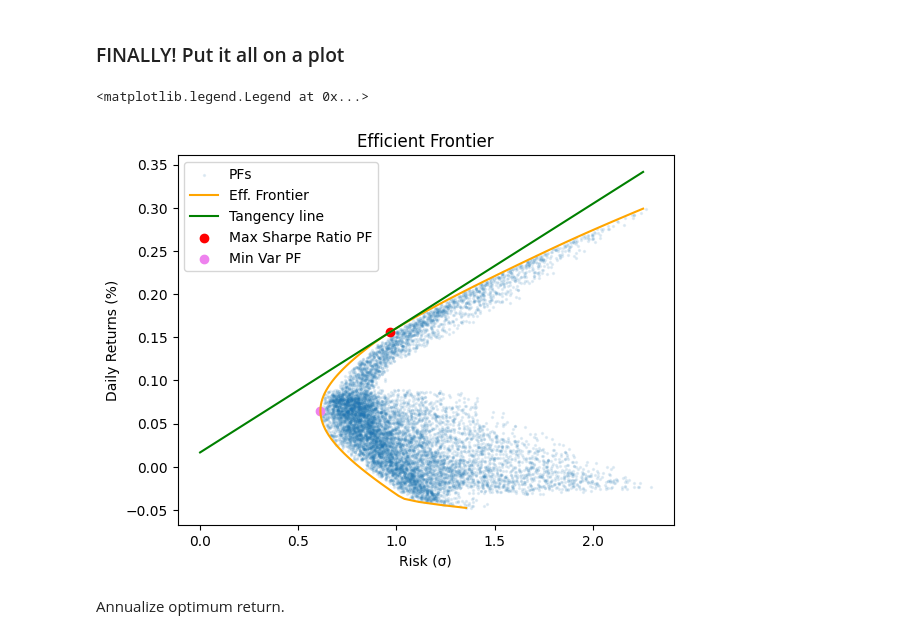
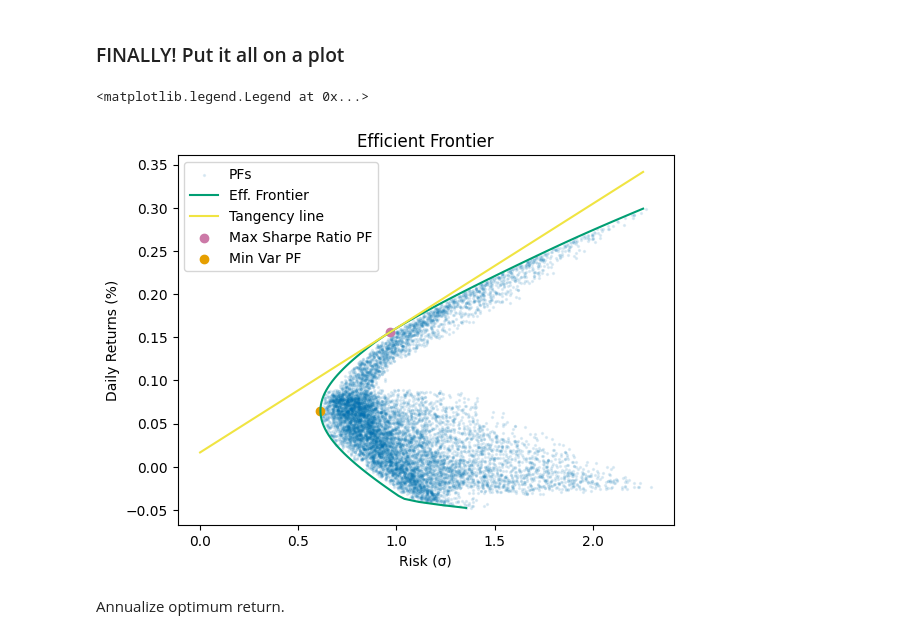
Before and after one commit to akey7/fuzzy-system-research, a Jupyter notebook: efficient_frontier_v2.ipynb, the cells around one changed output. Cells and saved outputs as stored; diff of their text form; code cells hidden in the pictures.

```diff
--- a/efficient_frontier_v2.ipynb
+++ b/efficient_frontier_v2.ipynb
@@ -283,18 +283,18 @@ tangency_ys = risk_free_rate_pct + best_sharpe_ratio * tangency_xs
 ### FINALLY! Put it all on a plot
 # %%
 fig, ax = plt.subplots(nrows=1, ncols=1)
-ax.scatter(simulated_risks, simulated_returns, alpha=0.1, s=2, label="PFs")
-ax.plot(optimized_risks, target_returns, c="orange", label="Eff. Frontier")
-ax.plot(tangency_xs, tangency_ys, c="green", label="Tangency line")
-ax.scatter([opt_risk], [opt_return], c="red", label="Max Sharpe Ratio PF")
-ax.scatter([min_var_risk], [min_var_return], c="violet", label="Min Var PF")
+ax.scatter(simulated_risks, simulated_returns, alpha=0.1, s=2, c="#0072B2", label="PFs")
+ax.plot(optimized_risks, target_returns, c="#009E73", label="Eff. Frontier")
+ax.plot(tangency_xs, tangency_ys, c="#F0E442", label="Tangency line")
+ax.scatter([opt_risk], [opt_return], c="#CC79A7", label="Max Sharpe Ratio PF")
+ax.scatter([min_var_risk], [min_var_return], c="#E69F00", label="Min Var PF")
 ax.set_xlabel("Risk (σ)")
 ax.set_ylabel("Daily Returns (%)")
 ax.set_title("Efficient Frontier")
 ax.legend()
 # %% [output]
 <matplotlib.legend.Legend at 0x...>
-[figure, old version]
+[figure, new version]
 # %% [markdown]
 Annualize optimum return.
 # %%
```
